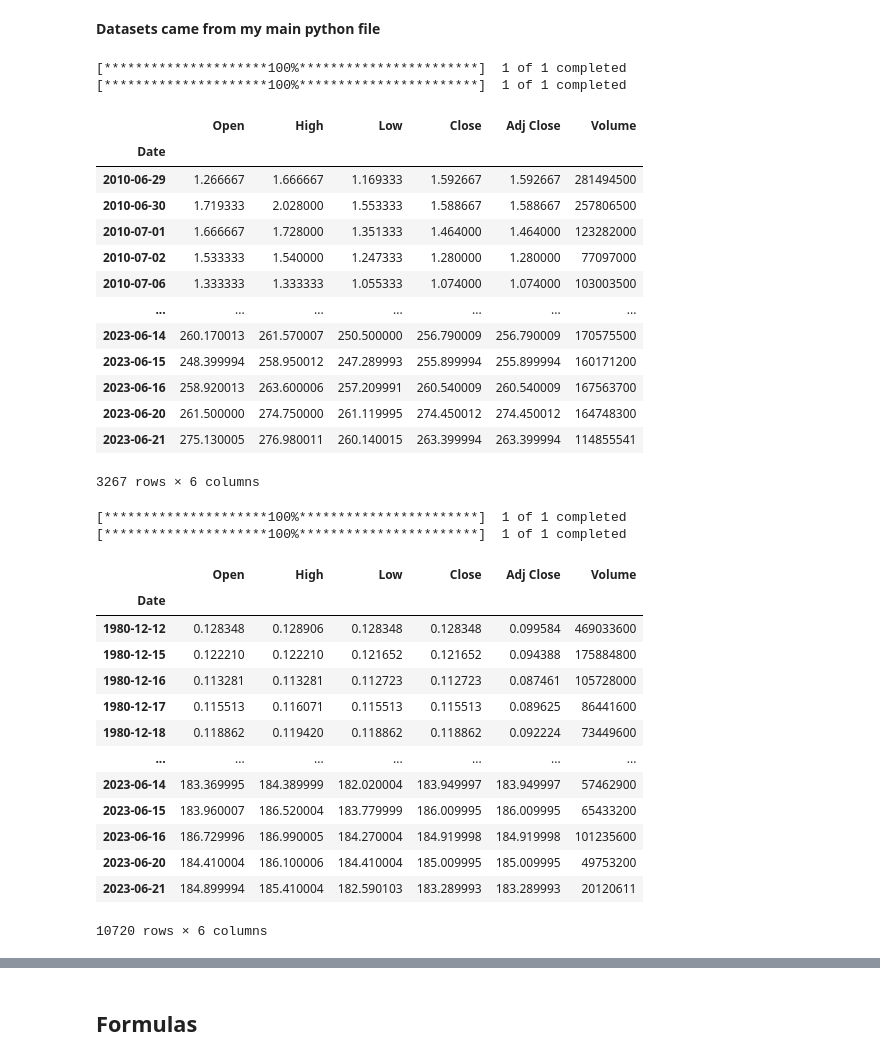
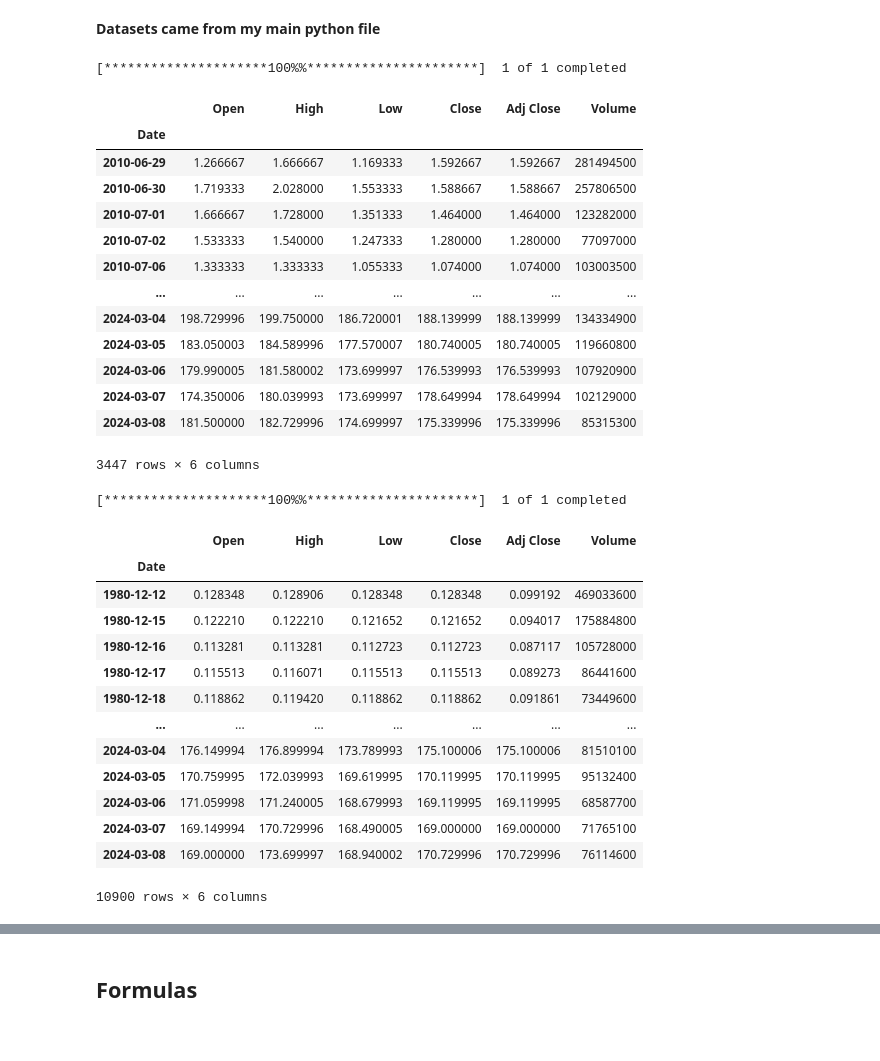
Before and after one commit to Batuhan-Yildirim/Finance_Project, a Jupyter notebook: Financial_Formulas/Financial_formulas.ipynb, the cells around one changed output, grey strips where cells are left out. Saved outputs shown, nothing was run; the diff lists cells and outputs as text; code cells hidden in the pictures.

```diff
--- a/Financial_Formulas/Financial_formulas.ipynb
+++ b/Financial_Formulas/Financial_formulas.ipynb
@@ -25,11 +30,10 @@ Sys Version: 3.9.5
 # %% [markdown]
 **Datasets came from my main python file**
 # %%
-TSLA_Data= DataSets.YahooFinance("TSLA","StockPrices")
+TSLA_Data= yf.download("TSLA") # Tesla Company
 TSLA_Data
 # %% [output]
-[*********************100%***********************]  1 of 1 completed
-[*********************100%***********************]  1 of 1 completed
+[*********************100%%**********************]  1 of 1 completed
 |  | Open | High | Low | Close | Adj Close | Volume |
 | Date |  |  |  |  |  |  |
 | 2010-06-29 | 1.266667 | 1.666667 | 1.169333 | 1.592667 | 1.592667 | 281494500 |
@@ -38,29 +42,28 @@ TSLA_Data
 | 2010-07-02 | 1.533333 | 1.540000 | 1.247333 | 1.280000 | 1.280000 | 77097000 |
 | 2010-07-06 | 1.333333 | 1.333333 | 1.055333 | 1.074000 | 1.074000 | 103003500 |
 | ... | ... | ... | ... | ... | ... | ... |
-| 2023-06-14 | 260.170013 | 261.570007 | 250.500000 | 256.790009 | 256.790009 | 170575500 |
-| 2023-06-15 | 248.399994 | 258.950012 | 247.289993 | 255.899994 | 255.899994 | 160171200 |
-| 2023-06-16 | 258.920013 | 263.600006 | 257.209991 | 260.540009 | 260.540009 | 167563700 |
-| 2023-06-20 | 261.500000 | 274.750000 | 261.119995 | 274.450012 | 274.450012 | 164748300 |
-| 2023-06-21 | 275.130005 | 276.980011 | 260.140015 | 263.399994 | 263.399994 | 114855541 |
+| 2024-03-04 | 198.729996 | 199.750000 | 186.720001 | 188.139999 | 188.139999 | 134334900 |
+| 2024-03-05 | 183.050003 | 184.589996 | 177.570007 | 180.740005 | 180.740005 | 119660800 |
+| 2024-03-06 | 179.990005 | 181.580002 | 173.699997 | 176.539993 | 176.539993 | 107920900 |
+| 2024-03-07 | 174.350006 | 180.039993 | 173.699997 | 178.649994 | 178.649994 | 102129000 |
+| 2024-03-08 | 181.500000 | 182.729996 | 174.699997 | 175.339996 | 175.339996 | 85315300 |
-3267 rows × 6 columns
+3447 rows × 6 columns
 # %%
-AAPL = DataSets.YahooFinance("AAPL","StockPrices")
+AAPL = yf.download("AAPL") # Apple Inc.
 AAPL
 # %% [output]
-[*********************100%***********************]  1 of 1 completed
-[*********************100%***********************]  1 of 1 completed
+[*********************100%%**********************]  1 of 1 completed
 |  | Open | High | Low | Close | Adj Close | Volume |
 | Date |  |  |  |  |  |  |
-| 1980-12-12 | 0.128348 | 0.128906 | 0.128348 | 0.128348 | 0.099584 | 469033600 |
-| 1980-12-15 | 0.122210 | 0.122210 | 0.121652 | 0.121652 | 0.094388 | 175884800 |
-| 1980-12-16 | 0.113281 | 0.113281 | 0.112723 | 0.112723 | 0.087461 | 105728000 |
-| 1980-12-17 | 0.115513 | 0.116071 | 0.115513 | 0.115513 | 0.089625 | 86441600 |
-| 1980-12-18 | 0.118862 | 0.119420 | 0.118862 | 0.118862 | 0.092224 | 73449600 |
+| 1980-12-12 | 0.128348 | 0.128906 | 0.128348 | 0.128348 | 0.099192 | 469033600 |
+| 1980-12-15 | 0.122210 | 0.122210 | 0.121652 | 0.121652 | 0.094017 | 175884800 |
+| 1980-12-16 | 0.113281 | 0.113281 | 0.112723 | 0.112723 | 0.087117 | 105728000 |
+| 1980-12-17 | 0.115513 | 0.116071 | 0.115513 | 0.115513 | 0.089273 | 86441600 |
+| 1980-12-18 | 0.118862 | 0.119420 | 0.118862 | 0.118862 | 0.091861 | 73449600 |
 | ... | ... | ... | ... | ... | ... | ... |
-| 2023-06-14 | 183.369995 | 184.389999 | 182.020004 | 183.949997 | 183.949997 | 57462900 |
-| 2023-06-15 | 183.960007 | 186.520004 | 183.779999 | 186.009995 | 186.009995 | 65433200 |
-| 2023-06-16 | 186.729996 | 186.990005 | 184.270004 | 184.919998 | 184.919998 | 101235600 |
-| 2023-06-20 | 184.410004 | 186.100006 | 184.410004 | 185.009995 | 185.009995 | 49753200 |
-| 2023-06-21 | 184.899994 | 185.410004 | 182.590103 | 183.289993 | 183.289993 | 20120611 |
+| 2024-03-04 | 176.149994 | 176.899994 | 173.789993 | 175.100006 | 175.100006 | 81510100 |
+| 2024-03-05 | 170.759995 | 172.039993 | 169.619995 | 170.119995 | 170.119995 | 95132400 |
+| 2024-03-06 | 171.059998 | 171.240005 | 168.679993 | 169.119995 | 169.119995 | 68587700 |
+| 2024-03-07 | 169.149994 | 170.729996 | 168.490005 | 169.000000 | 169.000000 | 71765100 |
+| 2024-03-08 | 169.000000 | 173.699997 | 168.940002 | 170.729996 | 170.729996 | 76114600 |
-10720 rows × 6 columns
+10900 rows × 6 columns
```
Also changed, not shown: parts of 13 cells of this notebook.
